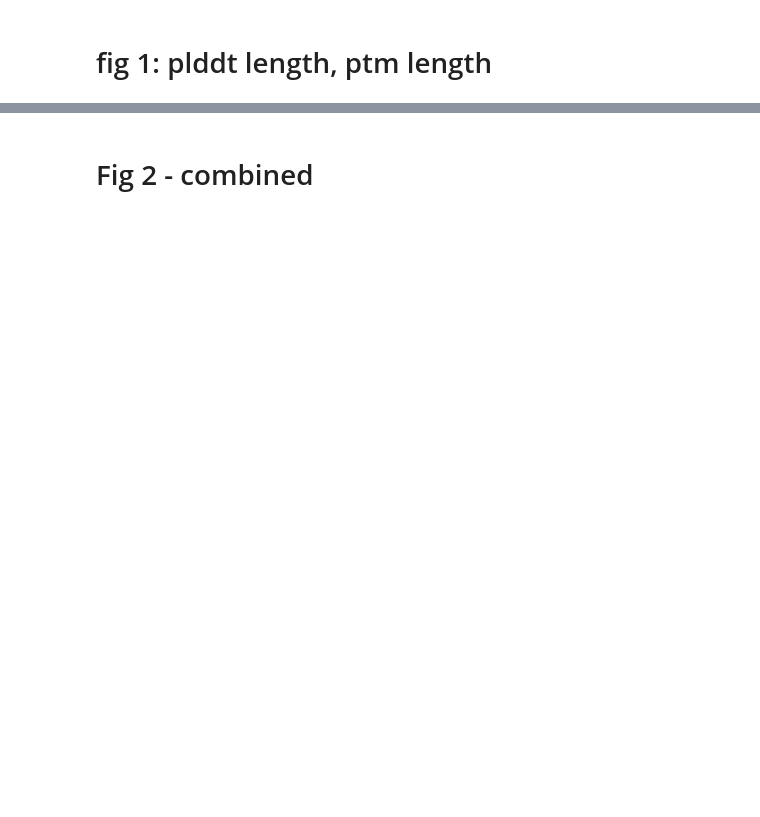
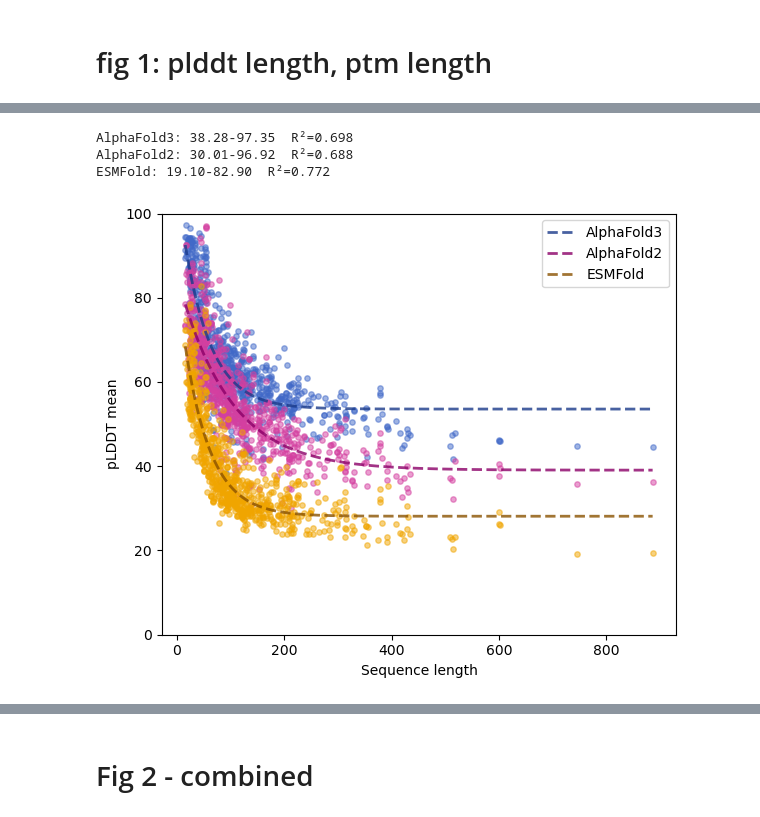
Before and after one commit to 0rra/fold_unfold2, a Jupyter notebook: part1_refoldunfold/3_results_plotting/plot_figures.ipynb, the cells around one changed output, grey strips where cells are left out. Cells and saved outputs as stored; diff of their text form; code cells hidden in the pictures; blank space fills up the shorter version.

Commit message:
updated plotting and parsed res

```diff
--- a/part1_refoldunfold/3_results_plotting/plot_figures.ipynb
+++ b/part1_refoldunfold/3_results_plotting/plot_figures.ipynb
@@ -63,0 +205,11 @@ sp_esm, sp_colabfold, sp_af3 = annotate_dfs(sp_esm, sp_colabfold, sp_af3)
+# %%
+def align_dataframes(*dfs):
+    common = sorted(set.intersection(*[set(df.index) for df in dfs]))
+    print(f"Common sequences retained: {len(common)}")
+    aligned = [df.loc[common].sort_index() for df in dfs]
+    for df in aligned[1:]:
+        assert (aligned[0].index == df.index).all()
+    return aligned
+
+
+af3, af2, esm = align_dataframes(df_af3, df_colabfold, df_esm)
@@ -237,0 +220,41 @@ combined_seq_ptm(df_esm, df_colabfold, df_af3, "AntiFam: pTM")
+# %%
+def equation(x, a, b, c):
+    return a * np.exp(np.clip(-b * x, -709, 709)) + c
+
+
+def plddt_sequence_length(esm, colabfold, af3, title):
+    fig, ax = plt.subplots(figsize=(6, 5))
+    for df, model in [(af3, "AlphaFold3"), (colabfold, "AlphaFold2"), (esm, "ESMFold")]:
+        mid = CURVE_COLOURS[model]["mid"]
+        dark = CURVE_COLOURS[model]["dark"]
+        ax.scatter(df["length"], df["pLDDT mean"], s=15, c=mid, alpha=0.5)
+        data = df.sort_values("length").dropna(subset=["length", "pLDDT mean"])
+        x_data = np.array(data["length"], dtype=np.float64)
+        y_data = np.array(data["pLDDT mean"], dtype=np.float64)
+        p, _ = curve_fit(equation, x_data, y_data)
+        x = np.linspace(x_data.min(), x_data.max(), len(data))
+        y_pred = equation(x_data, *p)
+        r2 = 1 - np.sum((y_data - y_pred) ** 2) / np.sum((y_data - y_data.mean()) ** 2)
+        ax.plot(
+            x, equation(x, *p), "--", color=dark, alpha=0.8, linewidth=2, label=model
+        )
+        print(
+            f"{model}: {df['pLDDT mean'].min():.2f}-{df['pLDDT mean'].max():.2f}  R²={r2:.3f}"
+        )
+
+    ax.set_xlabel("Sequence length")
+    ax.set_ylabel("pLDDT mean")
+    ax.set_yticks(np.linspace(0, 100, 6))
+    ax.set_ylim(0, 100)
+    ax.legend(loc="upper right")
+    # ax.set_title(title)
+    plt.tight_layout()
+    plt.show()
+
+
+plddt_sequence_length(df_esm, df_colabfold, df_af3, "AntiFam: pLDDT")
+# %% [output]
+AlphaFold3: 38.28-97.35  R²=0.698
+AlphaFold2: 30.01-96.92  R²=0.688
+ESMFold: 19.10-82.90  R²=0.772
+[figure, added]
```
Also changed, not shown: parts of 48 cells of this notebook, 20 other files.
